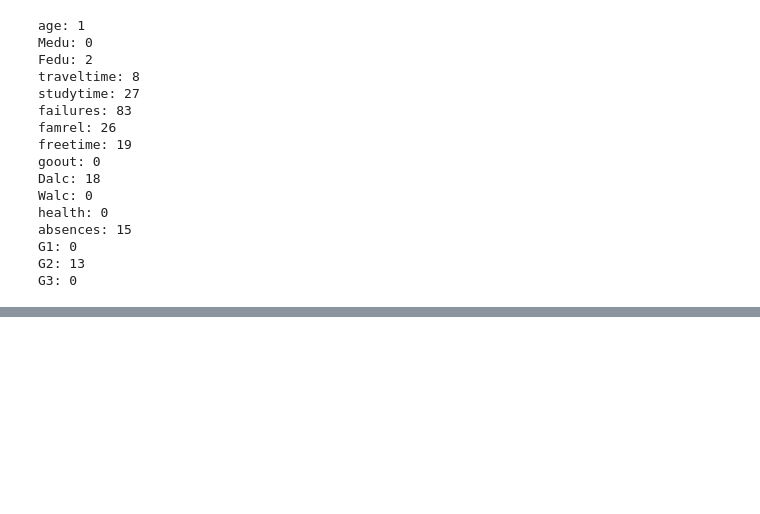
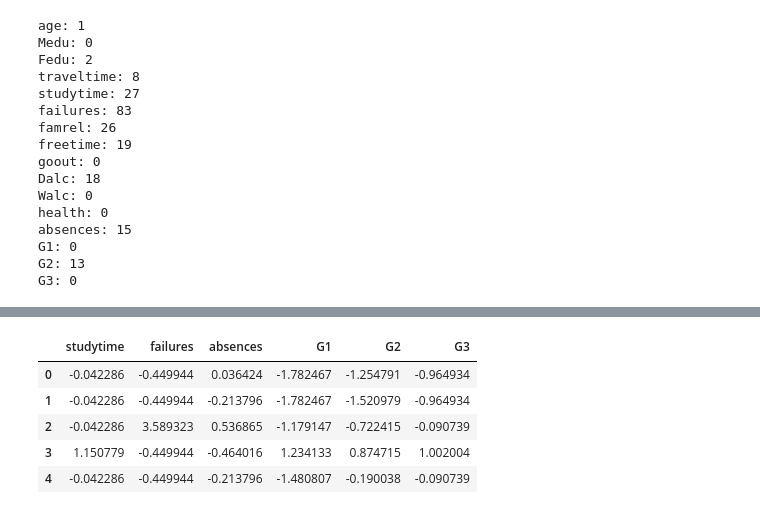
Before and after one commit to ArthurZ7/projeto_predicao_estudantil, a Jupyter notebook: notebook/PredicaoEstudantil.ipynb, the cells around one changed output, grey strips where cells are left out. Cells and saved outputs as stored; diff of their text form; code cells hidden in the pictures; blank space fills up the shorter version.

```diff
--- a/notebook/PredicaoEstudantil.ipynb
+++ b/notebook/PredicaoEstudantil.ipynb
@@ -118,0 +122,29 @@ df_processado.head()
+# %%
+# Atributos para agrupamento: Perfil acadêmico
+
+atributos_cluster = [
+    'studytime',
+    'failures',
+    'absences',
+    'G1',
+    'G2',
+    'G3'
+]
+
+X = df_processado[atributos_cluster]
+
+# Padronização dos dados
+
+scaler = StandardScaler()
+X_scaled = scaler.fit_transform(X)
+
+# Tabela com os dados padronizados
+X_scaled_df = pd.DataFrame(X_scaled, columns=atributos_cluster)
+X_scaled_df.head()
+# %% [output]
+|  | studytime | failures | absences | G1 | G2 | G3 |
+| 0 | -0.042286 | -0.449944 | 0.036424 | -1.782467 | -1.254791 | -0.964934 |
+| 1 | -0.042286 | -0.449944 | -0.213796 | -1.782467 | -1.520979 | -0.964934 |
+| 2 | -0.042286 | 3.589323 | 0.536865 | -1.179147 | -0.722415 | -0.090739 |
+| 3 | 1.150779 | -0.449944 | -0.464016 | 1.234133 | 0.874715 | 1.002004 |
+| 4 | -0.042286 | -0.449944 | -0.213796 | -1.480807 | -0.190038 | -0.090739 |
```
Also changed, not shown: parts of 6 cells of this notebook.
